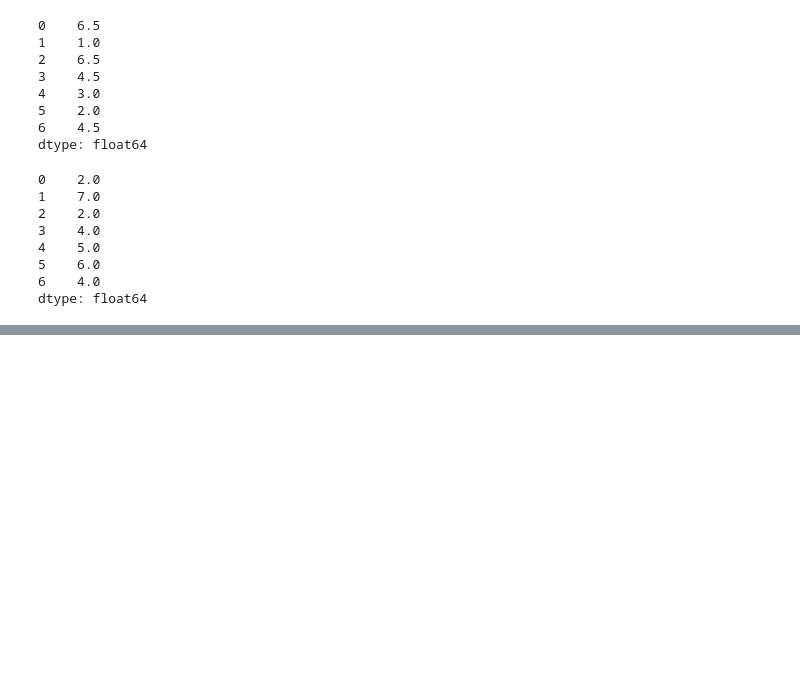
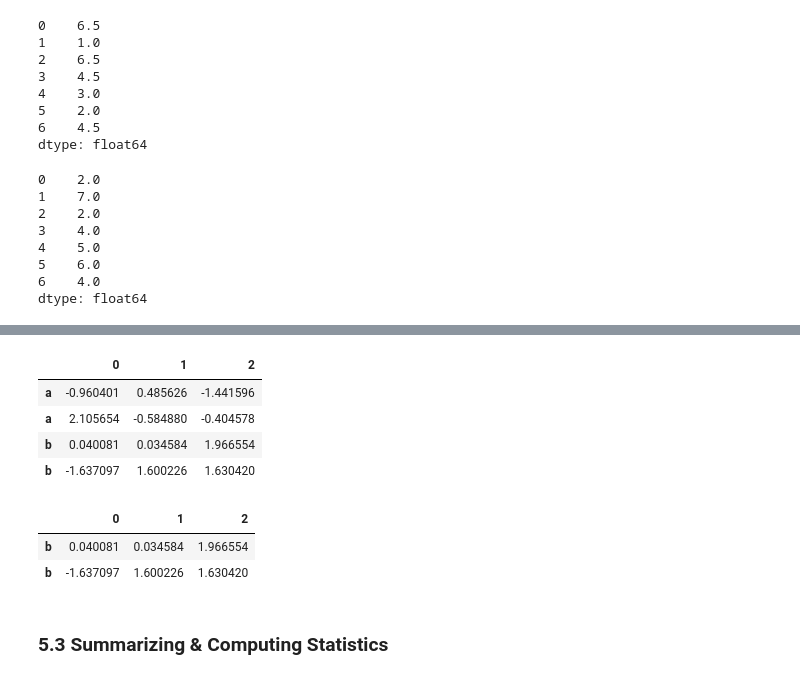
Before and after one commit to mikerly131/WesCh5, a Jupyter notebook: Chapter5WorkAlong.ipynb, the cells around one changed output, grey strips where cells are left out. Cells and saved outputs as stored; diff of their text form; code cells hidden in the pictures; blank space fills up the shorter version.

```diff
--- a/Chapter5WorkAlong.ipynb
+++ b/Chapter5WorkAlong.ipynb
@@ -1113,0 +1122,18 @@ SyntaxError: incomplete input (103705808.py, line 1)
+# %%
+df = pd.DataFrame(np.random.randn(4, 3), index=['a', 'a', 'b', 'b'])
+# %%
+df
+# %% [output]
+|  | 0 | 1 | 2 |
+| a | -0.960401 | 0.485626 | -1.441596 |
+| a | 2.105654 | -0.584880 | -0.404578 |
+| b | 0.040081 | 0.034584 | 1.966554 |
+| b | -1.637097 | 1.600226 | 1.630420 |
+# %%
+df.loc['b']
+# %% [output]
+|  | 0 | 1 | 2 |
+| b | 0.040081 | 0.034584 | 1.966554 |
+| b | -1.637097 | 1.600226 | 1.630420 |
+# %% [markdown]
+<h3> 5.3 Summarizing & Computing Statistics
```
Also changed, not shown: parts of 39 cells of this notebook.
